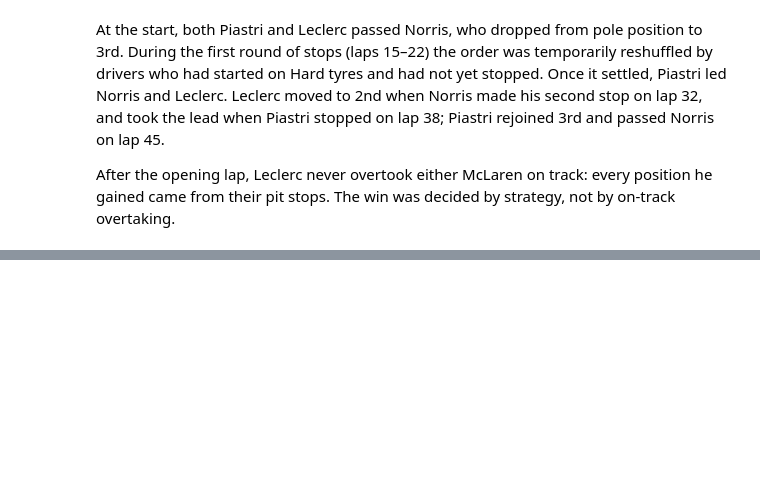
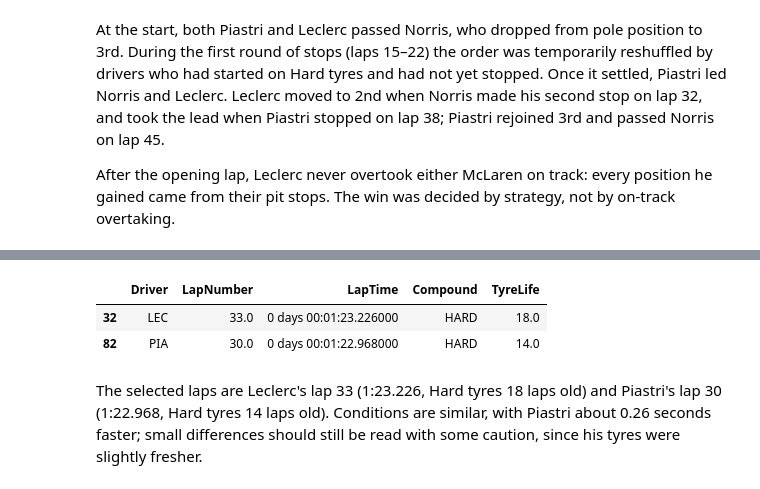
Before and after one commit to gretazehnder/box-box, a Jupyter notebook: notebooks/02_race_analysis.ipynb, the cells around one changed output, grey strips where cells are left out. Drawn from its saved outputs; the diff is of its cells as text; code cells hidden in the pictures; blank space fills up the shorter version.

```diff
--- a/notebooks/02_race_analysis.ipynb
+++ b/notebooks/02_race_analysis.ipynb
@@ -699,0 +707,18 @@ gained came from their pit stops. The win was decided by strategy, not by on-tra
+# %%
+race_tel = load_session(2024, 16, telemetry=True)
+clean_tel = clean_laps(race_tel.laps)
+
+window = clean_tel[clean_tel["LapNumber"].between(20, 37)]
+lec_lap = window.pick_drivers("LEC").pick_fastest(only_by_time=True)
+pia_lap = window.pick_drivers("PIA").pick_fastest(only_by_time=True)
+
+pd.DataFrame([lec_lap, pia_lap])[["Driver", "LapNumber", "LapTime", "Compound", "TyreLife"]]
+# %% [output]
+|  | Driver | LapNumber | LapTime | Compound | TyreLife |
+| 32 | LEC | 33.0 | 0 days 00:01:23.226000 | HARD | 18.0 |
+| 82 | PIA | 30.0 | 0 days 00:01:22.968000 | HARD | 14.0 |
+# %% [markdown]
+The selected laps are Leclerc's lap 33 (1:23.226, Hard tyres 18 laps old) and Piastri's
+lap 30 (1:22.968, Hard tyres 14 laps old). Conditions are similar, with Piastri about
+0.26 seconds faster; small differences should still be read with some caution, since his
+tyres were slightly fresher.
```
Also changed, not shown: parts of 12 cells of this notebook.
